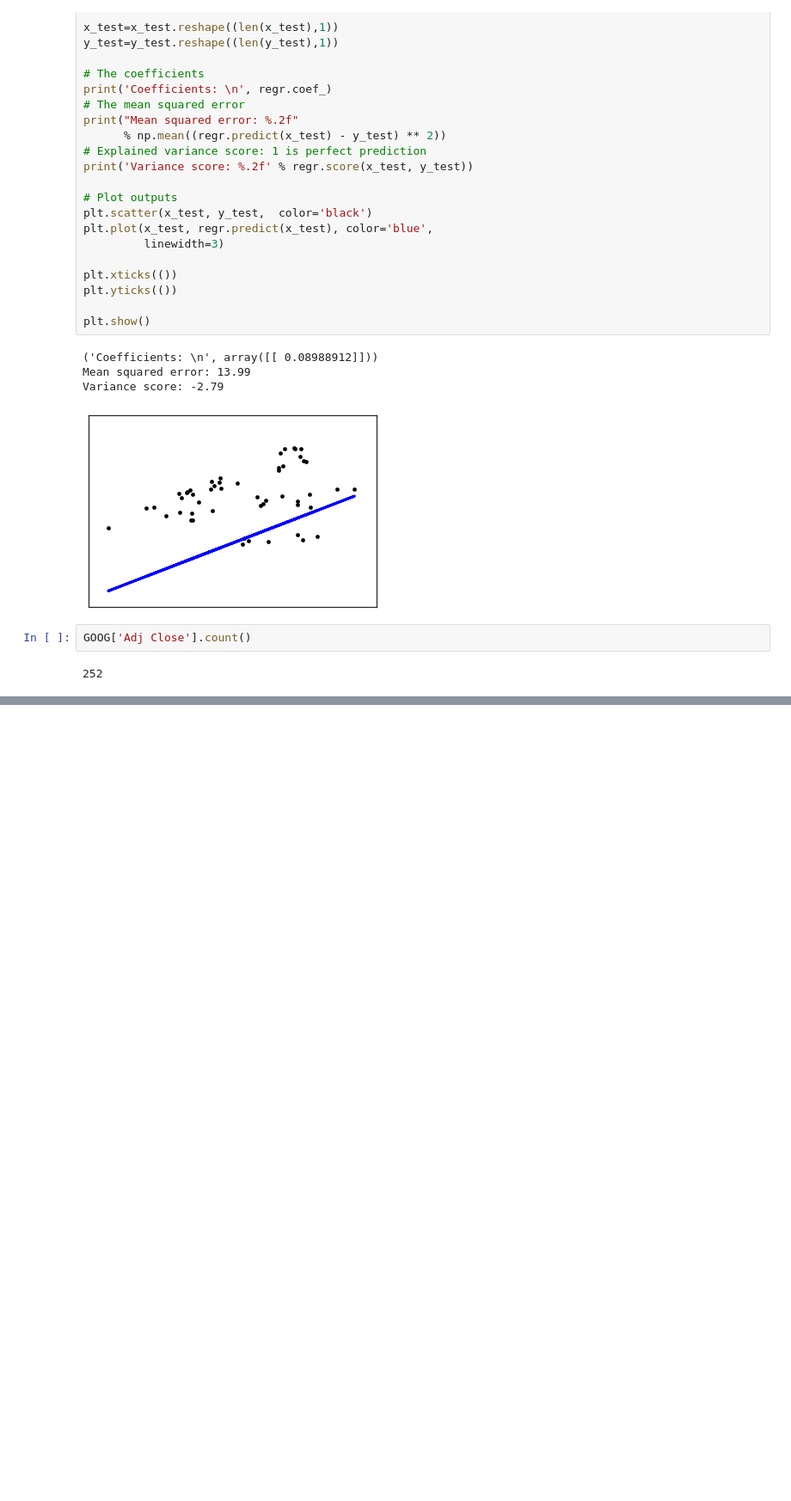
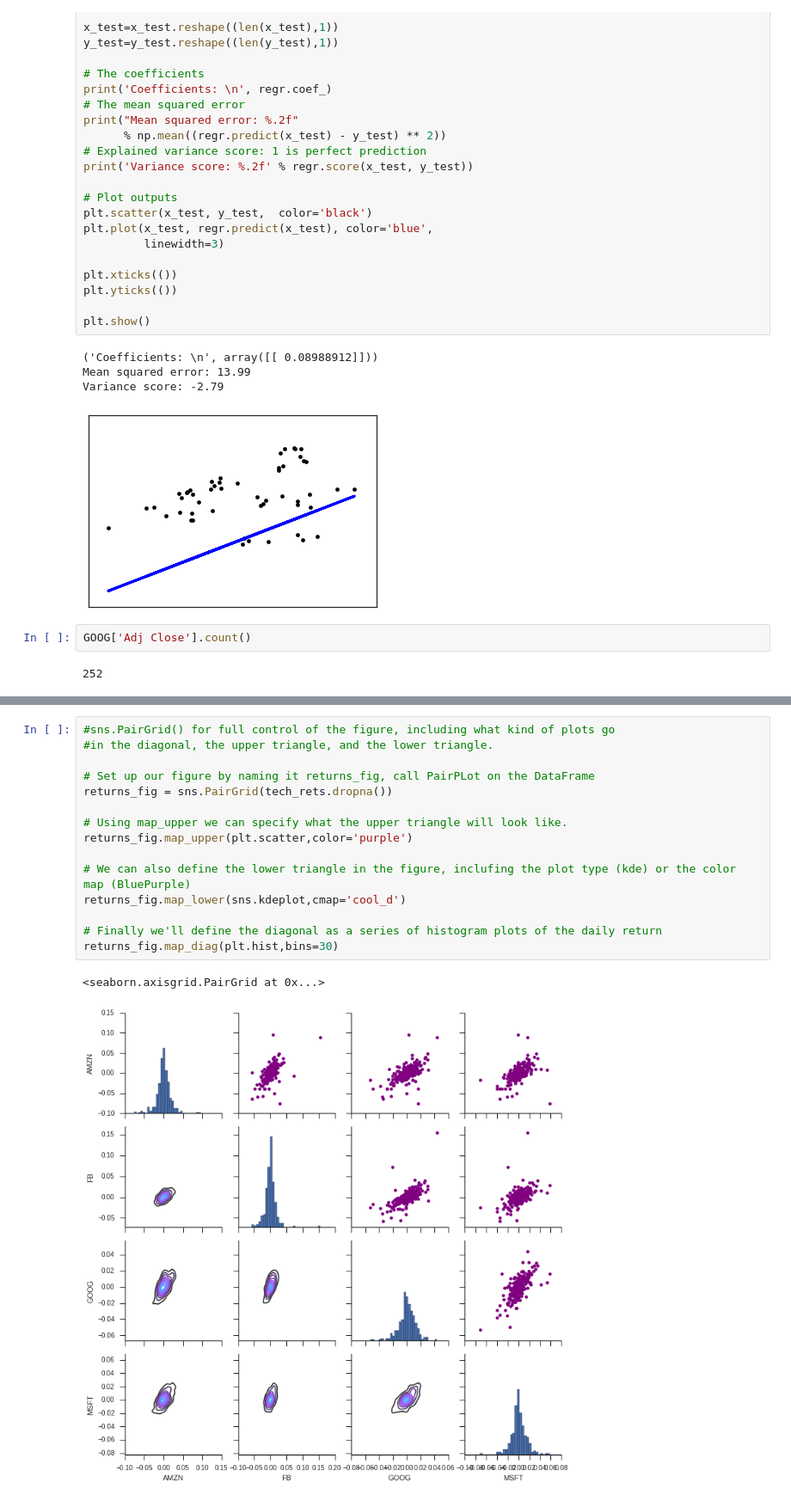
Before and after one commit to irfanalidv/Stock-Market-Analysis, a Jupyter notebook: Stock Market Analysis.ipynb, the cells around one changed output, grey strips where cells are left out. Shown at 86% size. Drawn from its saved outputs; the diff is of its cells as text; blank space fills up the shorter version.

```diff
--- a/Stock Market Analysis.ipynb
+++ b/Stock Market Analysis.ipynb
@@ -250,0 +280,18 @@ GOOG['Adj Close'].count()
+# %%
+#sns.PairGrid() for full control of the figure, including what kind of plots go
+#in the diagonal, the upper triangle, and the lower triangle.
+
+# Set up our figure by naming it returns_fig, call PairPLot on the DataFrame
+returns_fig = sns.PairGrid(tech_rets.dropna())
+
+# Using map_upper we can specify what the upper triangle will look like.
+returns_fig.map_upper(plt.scatter,color='purple')
+
+# We can also define the lower triangle in the figure, inclufing the plot type (kde) or the color map (BluePurple)
+returns_fig.map_lower(sns.kdeplot,cmap='cool_d')
+
+# Finally we'll define the diagonal as a series of histogram plots of the daily return
+returns_fig.map_diag(plt.hist,bins=30)
+# %% [output]
+<seaborn.axisgrid.PairGrid at 0x...>
+[figure, added]
```
Also changed, not shown: parts of 12 cells of this notebook, 8 other files.
